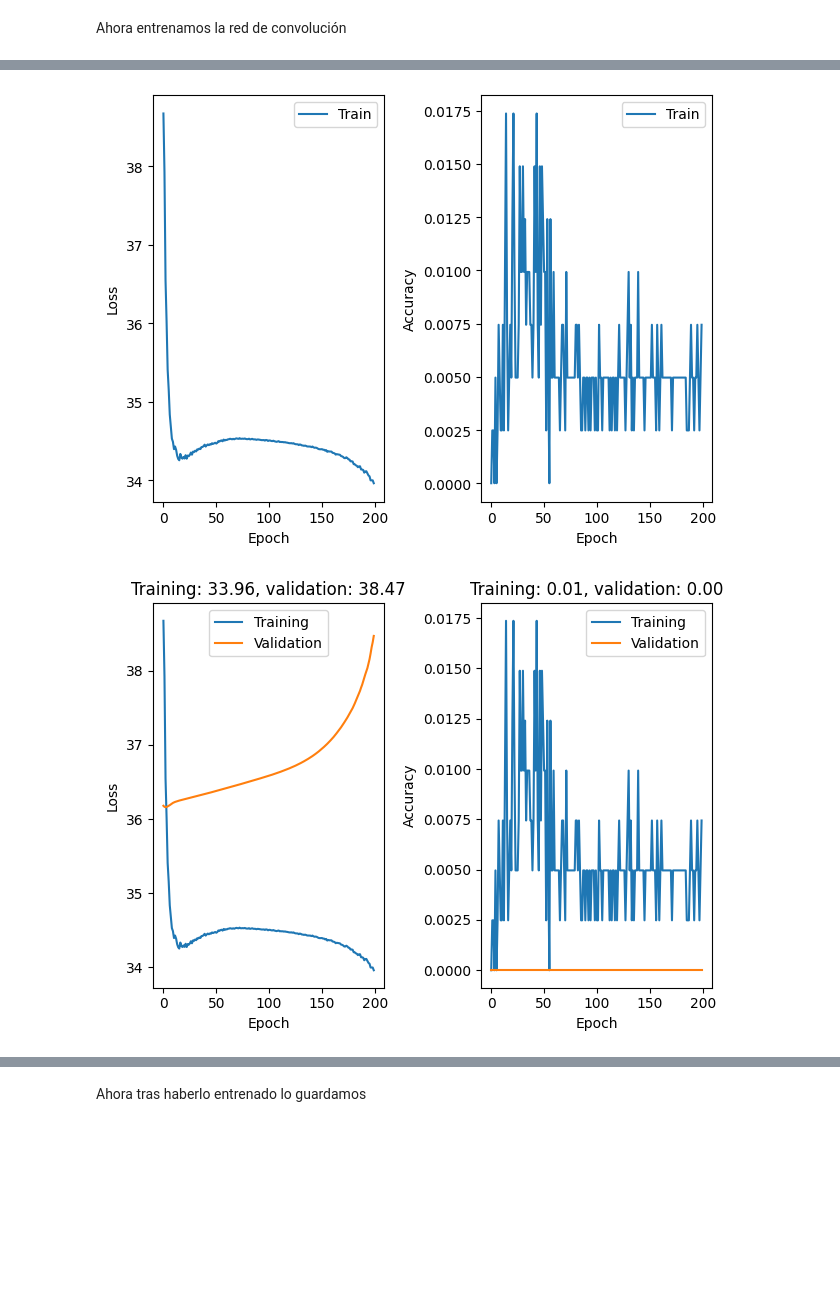
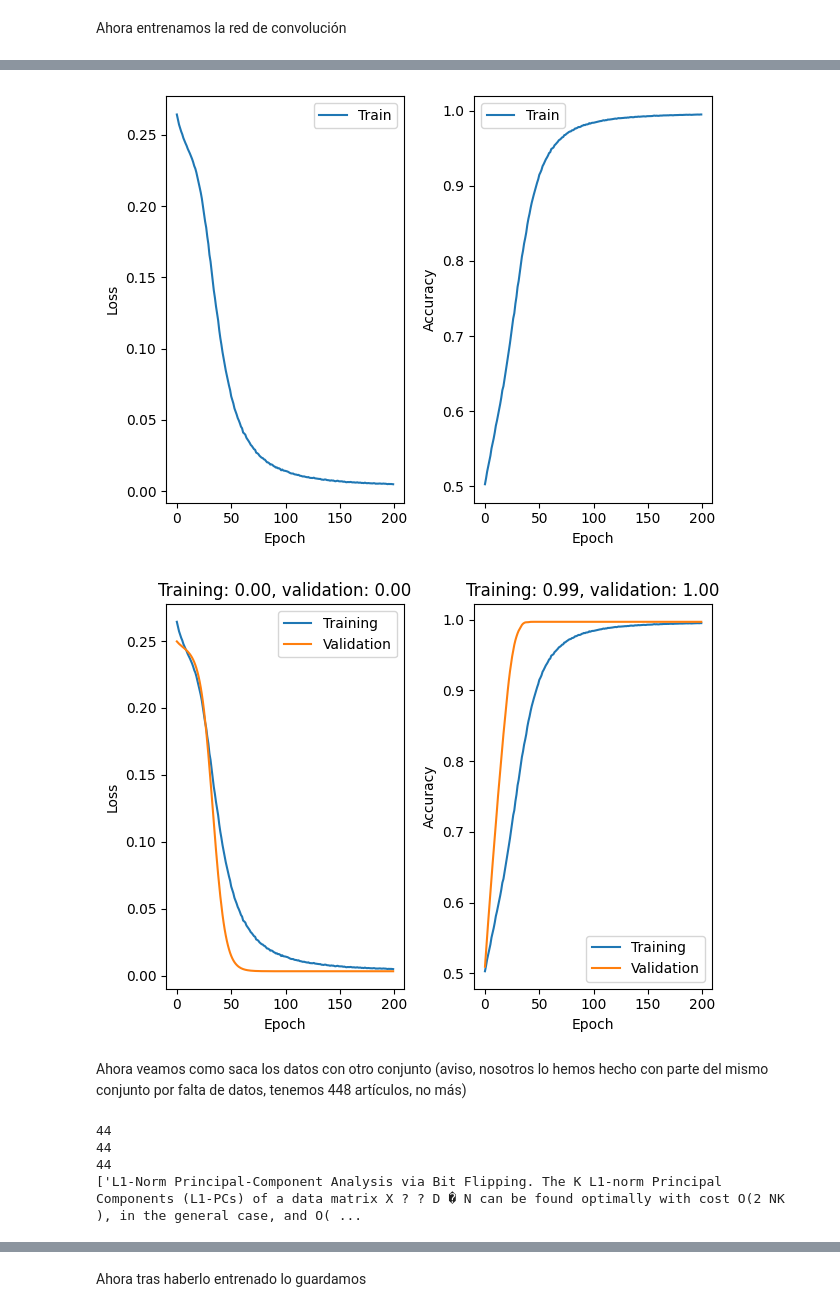
Before and after one commit to tardisfromtornspace/Agentes-Inteligentes, a Jupyter notebook: Practica2.ipynb, the cells around one changed output, grey strips where cells are left out. Cells and saved outputs as stored; diff of their text form; code cells hidden in the pictures; blank space fills up the shorter version.

```diff
--- a/Practica2.ipynb
+++ b/Practica2.ipynb
@@ -575,31 +591,30 @@ else:
 
     input_ = tf.keras.layers.Input(shape=(MAX_SEQUENCE_LENGTH, )) # len(entradaEntrenamiento[0][0])
     x = embedding_layer(input_)
+    x = tf.keras.layers.Conv1D(32, kernel_size=2, activation='relu')(x) #tf.keras.layers.LeakyReLU(alpha=0.1)
+
     x = tf.keras.layers.Conv1D(16, kernel_size=3, activation='relu')(x) #tf.keras.layers.LeakyReLU(alpha=0.1)
-    #x = tf.keras.layers.MaxPooling1D(pool_size=3, strides=3)(x)
-    #x = tf.keras.layers.Conv1D(16, kernel_size=4, activation='relu')(x)
-    x = tf.keras.layers.Conv1D(16, kernel_size=5, activation='relu')(x)
-    x = tf.keras.layers.MaxPooling1D(pool_size=5, strides=5)(x)
+    x = tf.keras.layers.MaxPooling1D(pool_size=3, strides=3)(x)
+
+    x = tf.keras.layers.Conv1D(16, kernel_size=4, activation='relu')(x)
+    x = tf.keras.layers.MaxPooling1D(pool_size=4, strides=4)(x)
 
     # La RRNN perceptrón multicapa, necesito aplanar
     x = tf.keras.layers.Flatten()(x)
-    x = tf.keras.layers.Dropout(0.6)(x)
-    x = tf.keras.layers.Dense(1024, activation='relu')(x)
+#    x = tf.keras.layers.Dropout(0.6)(x)
+    x = tf.keras.layers.Dense(1024, activation='relu')(x) # los dos de abajo son extra
     x = tf.keras.layers.Dropout(0.9)(x)
-    x = tf.keras.layers.Dense(1024, activation='relu')(x) # Pasar de 32 a 1024 ha hecho que al menos en 3 epochs vaya algo mejor originalmente meti 5296
-    x = tf.keras.layers.Dropout(0.9)(x) # tenía 0.8, probemos con 0.99
-    #x = tf.keras.layers.Dense(len(matrizSalidaSinKeywords), activation='relu')(x)
-    #x = tf.keras.layers.Dropout(0.8)(x)
-    #x = tf.keras.layers.Dense(2048, activation='relu')(x)
-    #x = tf.keras.layers.Dropout(0.8)(x)
-    output = tf.keras.layers.Dense(len(matrizSalidaSinKeywords), activation = 'sigmoid')(x) # usar categorical solo nos devuelve uno entre muchos
+    x = tf.keras.layers.Dense(512, activation='relu')(x) # Pasar de 32 a 1024 ha hecho que al menos en 3 epochs vaya algo mejor originalmente meti 5296
+    x = tf.keras.layers.Dropout(0.8)(x) # tenía 0.8, probemos con 0.99
+
+    output = tf.keras.layers.Dense(len(matrizSalidaSinKeywords), activation = 'sigmoid')(x) # softmax # sigmoid # usar categorical solo nos devuelve uno entre muchos
 
     model = tf.keras.Model(input_, output)
 
 model.compile(
-    loss='categorical_crossentropy', #tf.keras.losses.CategoricalCrossentropy(),
-    optimizer=tf.keras.optimizers.Adam(learning_rate=0.0001, beta_1=0.9, beta_2=0.999),
-    metrics=[tf.keras.metrics.CategoricalAccuracy()]
+    loss= tf.keras.losses.MeanSquaredError(), #"binary_crossentropy", # "rms"? #tf.keras.losses.KLDivergence(), #tf.keras.losses.Poisson(), #'categorical_crossentropy',
+    optimizer=tf.keras.optimizers.Adam(learning_rate=0.00001), #learning_rate=0.000001, beta_1=0.9, beta_2=0.999, , clipnorm=1.0, clipvalue=5.0),
+    metrics= ['binary_accuracy']#["accuracy"] #[tf.keras.metrics.Accuracy()]#[tf.keras.metrics.CategoricalAccuracy()]
 )
 
 model.summary()
@@ -746,7 +741,7 @@ plt.ylabel('Loss')
 plt.legend()
 
 plt.subplot(1, 2, 2)
-plt.plot(cnn_history.history['categorical_accuracy'], label='Train')
+plt.plot(cnn_history.history['binary_accuracy'], label='Train')
 plt.xlabel('Epoch')
 plt.ylabel('Accuracy')
 plt.legend()
@@ -763,11 +758,11 @@ plt.title(f'Training: {cnn_history.history["loss"][-1]:.2f}, validation: {cnn_hi
 plt.legend()
 
 plt.subplot(1, 2, 2)
-plt.plot(cnn_history.history['categorical_accuracy'], label='Training')
-plt.plot(cnn_history.history['val_categorical_accuracy'], label='Validation')
+plt.plot(cnn_history.history['binary_accuracy'], label='Training')
+plt.plot(cnn_history.history['val_binary_accuracy'], label='Validation')
 plt.xlabel('Epoch')
 plt.ylabel('Accuracy')
-plt.title(f'Training: {cnn_history.history["categorical_accuracy"][-1]:.2f}, validation: {cnn_history.history["val_categorical_accuracy"][-1]:.2f}')
+plt.title(f'Training: {cnn_history.history["binary_accuracy"][-1]:.2f}, validation: {cnn_history.history["val_binary_accuracy"][-1]:.2f}')
 plt.legend()
 
 plt.tight_layout()
@@ -777,2 +772,20 @@ plt.show()
-[figure, old version]
+[figure, new version]
-[figure, old version]
+[figure, new version]
+# %% [markdown]
+Ahora veamos como saca los datos con otro conjunto (aviso, nosotros lo hemos hecho con parte del mismo conjunto por falta de datos, tenemos 448 artículos, no más)
+# %%
+titulosEficientesTest = x_test.title.fillna('DUMMY_VALUE').values
+abstractsEficientesTest = x_test.abstract.fillna('DUMMY_VALUE').values
+
+sentencesTest = { (title +". "+ abstract) for title, abstract in zip(titulosEficientesTest, abstractsEficientesTest)}
+
+print(len(x_test))
+print(len(sentencesTest))
+sentencesTest = list(sentencesTest)
+print(len(sentencesTest))
+print(sentencesTest)
+# %% [output]
+44
+44
+44
+['L1-Norm Principal-Component Analysis via Bit Flipping. The K L1-norm Principal Components (L1-PCs) of a data matrix X ? ? D � N can be found optimally with cost O(2 NK ), in the general case, and O( ...
```
Also changed, not shown: parts of 49 cells of this notebook, 26 other files.
